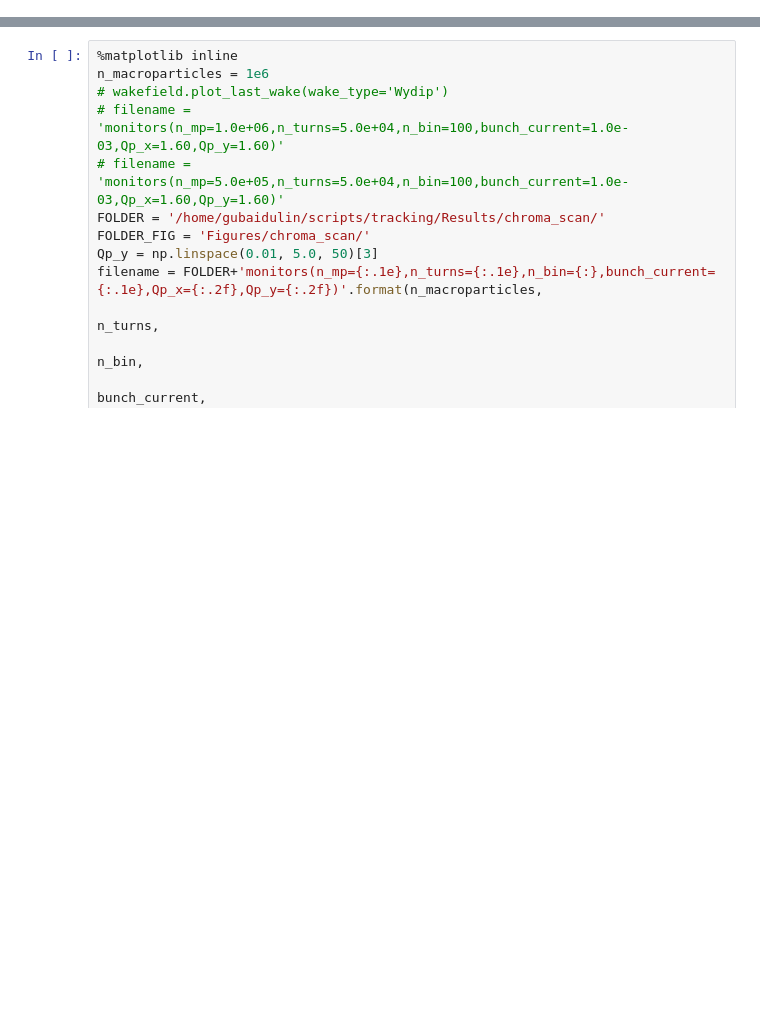
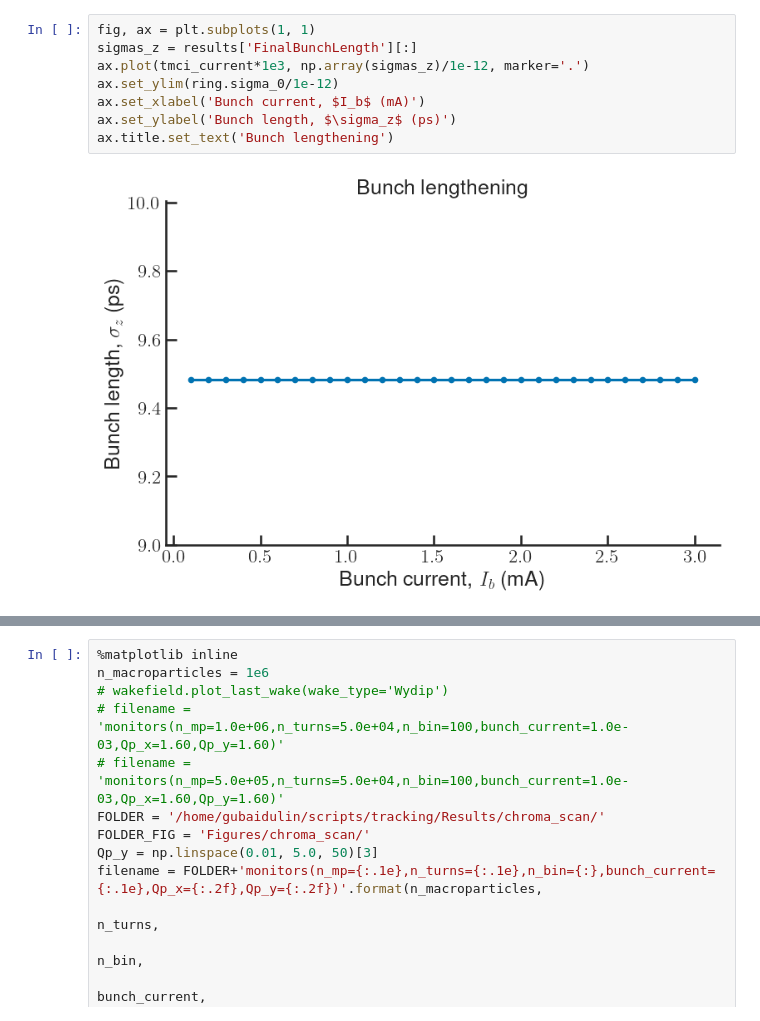
Before and after one commit to gubaidulinvadim/transverse_instabilities, a Jupyter notebook: Postprocessing_test.ipynb, the cells around one changed output, grey strips where cells are left out. Saved outputs shown, nothing was run; the diff lists cells and outputs as text; blank space fills up the shorter version.

```diff
--- a/Postprocessing_test.ipynb
+++ b/Postprocessing_test.ipynb
@@ -29,0 +75,10 @@ for Qp in tqdm(Qp_y):
+# %%
+fig, ax = plt.subplots(1, 1)
+sigmas_z = results['FinalBunchLength'][:]
+ax.plot(tmci_current*1e3, np.array(sigmas_z)/1e-12, marker='.')
+ax.set_ylim(ring.sigma_0/1e-12)
+ax.set_xlabel('Bunch current, $I_b$ (mA)')
+ax.set_ylabel('Bunch length, $\sigma_z$ (ps)')
+ax.title.set_text('Bunch lengthening')
+# %% [output]
+[figure, added]
```
Also changed, not shown: parts of 14 cells of this notebook, 2 other files.
